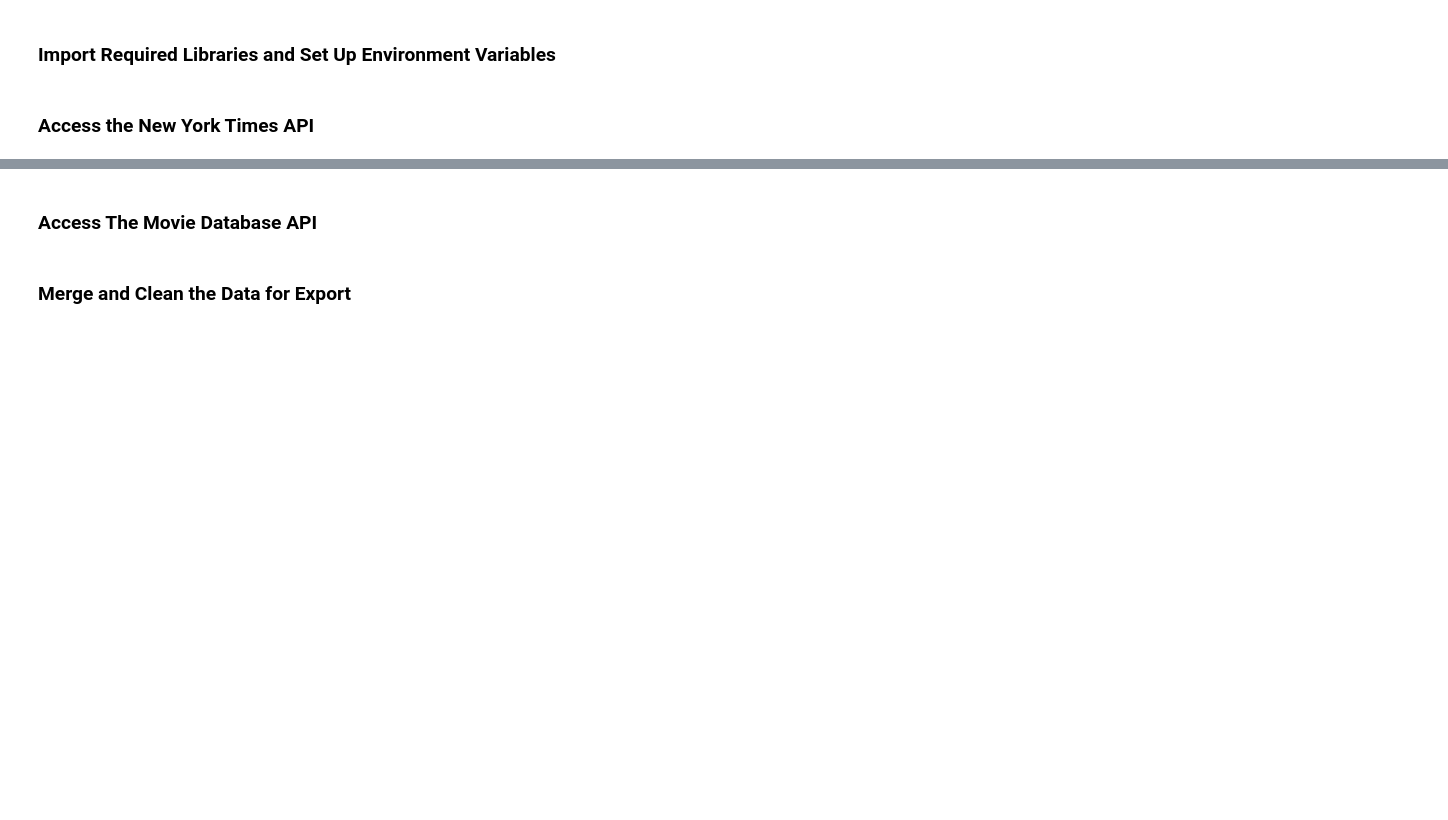
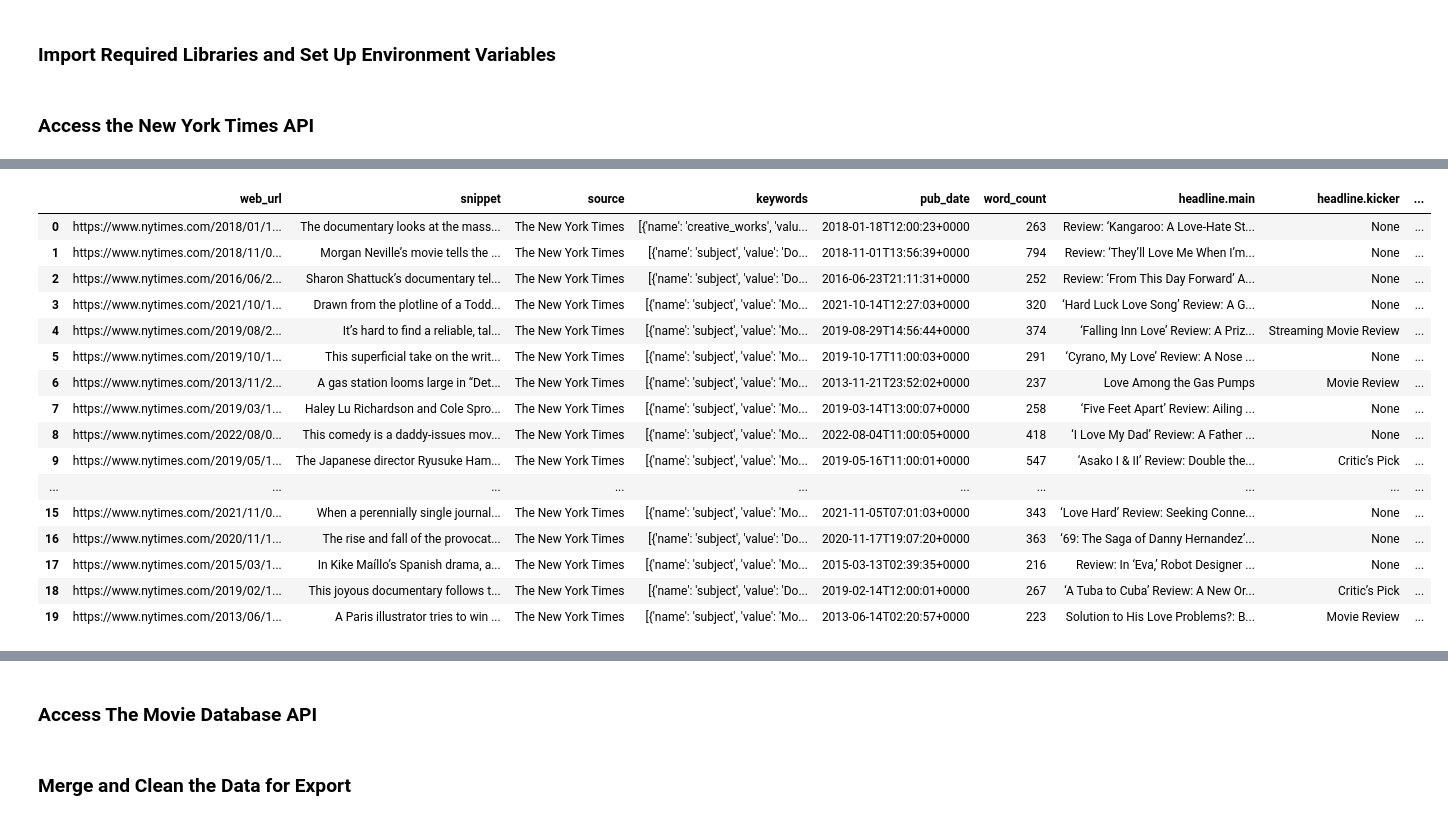
Before and after one commit to tbrown14611/data-sourcing-challenge, a Jupyter notebook: retrieve_movie_data.ipynb, the cells around one changed output, grey strips where cells are left out. Saved outputs shown, nothing was run; the diff lists cells and outputs as text; code cells hidden in the pictures; blank space fills up the shorter version.

```diff
--- a/retrieve_movie_data.ipynb
+++ b/retrieve_movie_data.ipynb
@@ -88,5 +133,25 @@ No Results for Page: 0
 # %%
-# Convert reviews_list to a Pandas DataFrame using json_normalize()
+# Convert the results to a DataFrame, normalizing the JSON
+reviews_list_df = pd.json_normalize(reviews_list)
+reviews_list_df
+# %% [output]
+|  | web_url | snippet | source | keywords | pub_date | word_count | headline.main | headline.kicker | ... |
+| 0 | https://www.nytimes.com/2018/01/1... | The documentary looks at the mass... | The New York Times | [{'name': 'creative_works', 'valu... | 2018-01-18T12:00:23+0000 | 263 | Review: ‘Kangaroo: A Love-Hate St... | None | ... |
+| 1 | https://www.nytimes.com/2018/11/0... | Morgan Neville’s movie tells the ... | The New York Times | [{'name': 'subject', 'value': 'Do... | 2018-11-01T13:56:39+0000 | 794 | Review: ‘They’ll Love Me When I’m... | None | ... |
+| 2 | https://www.nytimes.com/2016/06/2... | Sharon Shattuck’s documentary tel... | The New York Times | [{'name': 'subject', 'value': 'Do... | 2016-06-23T21:11:31+0000 | 252 | Review: ‘From This Day Forward’ A... | None | ... |
+| 3 | https://www.nytimes.com/2021/10/1... | Drawn from the plotline of a Todd... | The New York Times | [{'name': 'subject', 'value': 'Mo... | 2021-10-14T12:27:03+0000 | 320 | ‘Hard Luck Love Song’ Review: A G... | None | ... |
+| 4 | https://www.nytimes.com/2019/08/2... | It’s hard to find a reliable, tal... | The New York Times | [{'name': 'subject', 'value': 'Mo... | 2019-08-29T14:56:44+0000 | 374 | ‘Falling Inn Love’ Review: A Priz... | Streaming Movie Review | ... |
+| 5 | https://www.nytimes.com/2019/10/1... | This superficial take on the writ... | The New York Times | [{'name': 'subject', 'value': 'Mo... | 2019-10-17T11:00:03+0000 | 291 | ‘Cyrano, My Love’ Review: A Nose ... | None | ... |
+| 6 | https://www.nytimes.com/2013/11/2... | A gas station looms large in “Det... | The New York Times | [{'name': 'subject', 'value': 'Mo... | 2013-11-21T23:52:02+0000 | 237 | Love Among the Gas Pumps | Movie Review | ... |
+| 7 | https://www.nytimes.com/2019/03/1... | Haley Lu Richardson and Cole Spro... | The New York Times | [{'name': 'subject', 'value': 'Mo... | 2019-03-14T13:00:07+0000 | 258 | ‘Five Feet Apart’ Review: Ailing ... | None | ... |
+| 8 | https://www.nytimes.com/2022/08/0... | This comedy is a daddy-issues mov... | The New York Times | [{'name': 'subject', 'value': 'Mo... | 2022-08-04T11:00:05+0000 | 418 | ‘I Love My Dad’ Review: A Father ... | None | ... |
+| 9 | https://www.nytimes.com/2019/05/1... | The Japanese director Ryusuke Ham... | The New York Times | [{'name': 'subject', 'value': 'Mo... | 2019-05-16T11:00:01+0000 | 547 | ‘Asako I & II’ Review: Double the... | Critic’s Pick | ... |
+| ... | ... | ... | ... | ... | ... | ... | ... | ... | ... |
+| 15 | https://www.nytimes.com/2021/11/0... | When a perennially single journal... | The New York Times | [{'name': 'subject', 'value': 'Mo... | 2021-11-05T07:01:03+0000 | 343 | ‘Love Hard’ Review: Seeking Conne... | None | ... |
+| 16 | https://www.nytimes.com/2020/11/1... | The rise and fall of the provocat... | The New York Times | [{'name': 'subject', 'value': 'Do... | 2020-11-17T19:07:20+0000 | 363 | ‘69: The Saga of Danny Hernandez’... | None | ... |
+| 17 | https://www.nytimes.com/2015/03/1... | In Kike Maíllo’s Spanish drama, a... | The New York Times | [{'name': 'subject', 'value': 'Mo... | 2015-03-13T02:39:35+0000 | 216 | Review: In ‘Eva,’ Robot Designer ... | None | ... |
+| 18 | https://www.nytimes.com/2019/02/1... | This joyous documentary follows t... | The New York Times | [{'name': 'subject', 'value': 'Do... | 2019-02-14T12:00:01+0000 | 267 | ‘A Tuba to Cuba’ Review: A New Or... | Critic’s Pick | ... |
+| 19 | https://www.nytimes.com/2013/06/1... | A Paris illustrator tries to win ... | The New York Times | [{'name': 'subject', 'value': 'Mo... | 2013-06-14T02:20:57+0000 | 223 | Solution to His Love Problems?: B... | Movie Review | ... |
 # %%
 # Extract the title from the "headline.main" column and
 # save it to a new column "title"
```
Also changed, not shown: parts of 9 cells of this notebook.
